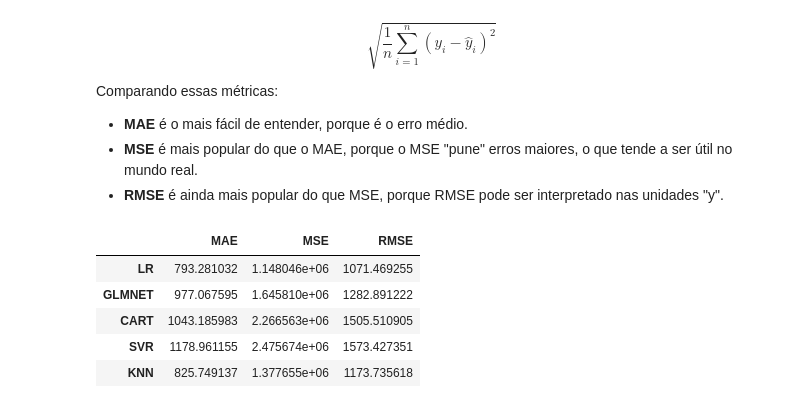
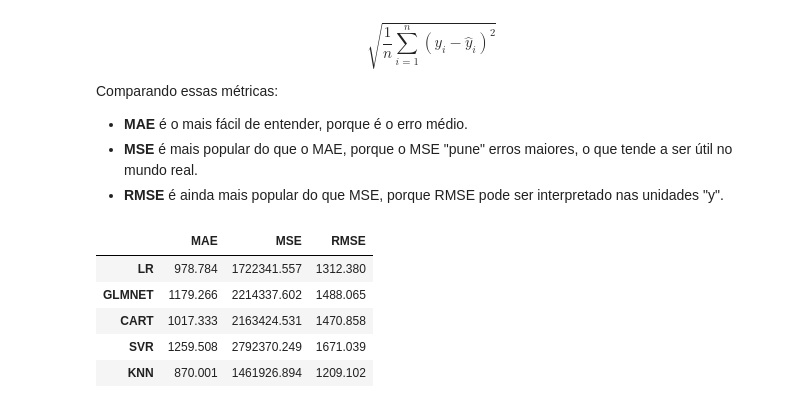
Before and after one commit to fgiordanelli/Projeto1, a Jupyter notebook: Projeto 6.ipynb, the cells around one changed output. Saved outputs shown, nothing was run; the diff lists cells and outputs as text; code cells hidden in the pictures.

```diff
--- a/Projeto 6.ipynb
+++ b/Projeto 6.ipynb
@@ -130,30 +108,36 @@ train_x
+# %%
+preprocessor = make_column_transformer(
+        (numeric_transformer, ['Item_Weight', 'Item_Visibility', 'Item_MRP',
+       'Outlet_Establishment_Year']),
+        (categorical_transformer,['Item_Identifier', 'Item_Fat_Content', 'Item_Type', 'Outlet_Identifier',
+       'Outlet_Size', 'Outlet_Location_Type', 'Outlet_Type']))
 # %% [markdown]
 ## Treinar o modelo com os principais algorítimos supervisionados de Regressão
 
 <img src="https://i.ibb.co/87M89qH/LR-LDA-DT-KNN-SVM-RF-1.png" width="200" height="80"/>
 # %%
-LR = LinearRegression().fit(train_x,train_y)
-GLMNET = ElasticNet().fit(train_x,train_y)
-CART = DecisionTreeRegressor().fit(train_x,train_y)
-SVM = SVR().fit(train_x,train_y)
-KNN = KNeighborsRegressor().fit(train_x,train_y)
+LR = make_pipeline(preprocessor,LinearRegression()).fit(X_train, y_train)
+GLMNET = make_pipeline(preprocessor,ElasticNet()).fit(X_train, y_train)
+CART = make_pipeline(preprocessor,DecisionTreeRegressor()).fit(X_train, y_train)
+SVM = make_pipeline(preprocessor, SVR()).fit(X_train,y_train)
+KNN = make_pipeline(preprocessor,KNeighborsRegressor()).fit(X_train,y_train)
 # %%
-predict_train_LR = LR.predict(train_x)
-predict_test_LR = LR.predict(test_x)
+predict_train_LR = LR.predict(X_train)
+predict_test_LR = LR.predict(X_test)
 
-predict_train_GLMNET = GLMNET.predict(train_x)
-predict_test_GLMNET = GLMNET.predict(test_x)
+predict_train_GLMNET = GLMNET.predict(X_train)
+predict_test_GLMNET = GLMNET.predict(X_test)
 
-predict_train_CART = CART.predict(train_x)
-predict_test_CART = CART.predict(test_x)
+predict_train_CART = CART.predict(X_train)
+predict_test_CART = CART.predict(X_test)
 
-predict_train_SVM = SVM.predict(train_x)
-predict_test_SVM = SVM.predict(test_x)
+predict_train_SVM = SVM.predict(X_train)
+predict_test_SVM = SVM.predict(X_test)
 
-predict_train_KNN = KNN.predict(train_x)
-predict_test_KNN = KNN.predict(test_x)
+predict_train_KNN = KNN.predict(X_train)
+predict_test_KNN = KNN.predict(X_test)
 # %%
-test_y = pd.DataFrame(test_y)
+test_y = pd.DataFrame(y_test)
 test_y['predito_LR'] = predict_test_LR
 test_y['predito_GLMNET'] = predict_test_GLMNET
 test_y['predito_CART'] = predict_test_CART
@@ -217,34 +201,35 @@ rmse_test_CART = mean_squared_error(test_y['Item_Outlet_Sales'],test_y['predito_
 rmse_test_SVR = mean_squared_error(test_y['Item_Outlet_Sales'],test_y['predito_SVR'])**(0.5)
 rmse_test_KNN = mean_squared_error(test_y['Item_Outlet_Sales'],test_y['predito_KNN'])**(0.5)
 # %%
+pd.set_option('display.float_format', lambda x: '%.3f' % x)
 metricas = {
         'MAE':  [mae_test_LR,
                  mae_test_GLMNET,
                  mae_test_CART,
                  mae_test_SVR,
                  mae_test_KNN
                       ],
         'MSE': [mse_test_LR,
                 mse_test_GLMNET,
                 mse_test_CART,
                 mse_test_SVR,
                 mse_test_KNN
                       ],
         'RMSE' :   [rmse_test_LR,
                     rmse_test_GLMNET,
                     rmse_test_CART,
                     rmse_test_SVR,
                     rmse_test_KNN
                       ]
         }
 
 dados = pd.DataFrame(metricas, columns = ['MAE', 'MSE','RMSE'], index=['LR','GLMNET','CART','SVR','KNN'])
 
 dados
 # %% [output]
 |  | MAE | MSE | RMSE |
-| LR | 793.281032 | 1.148046e+06 | 1071.469255 |
-| GLMNET | 977.067595 | 1.645810e+06 | 1282.891222 |
-| CART | 1043.185983 | 2.266563e+06 | 1505.510905 |
-| SVR | 1178.961155 | 2.475674e+06 | 1573.427351 |
-| KNN | 825.749137 | 1.377655e+06 | 1173.735618 |
+| LR | 978.784 | 1722341.557 | 1312.380 |
+| GLMNET | 1179.266 | 2214337.602 | 1488.065 |
+| CART | 1017.333 | 2163424.531 | 1470.858 |
+| SVR | 1259.508 | 2792370.249 | 1671.039 |
+| KNN | 870.001 | 1461926.894 | 1209.102 |
```
Also changed, not shown: parts of 20 cells of this notebook, 2 other files.
